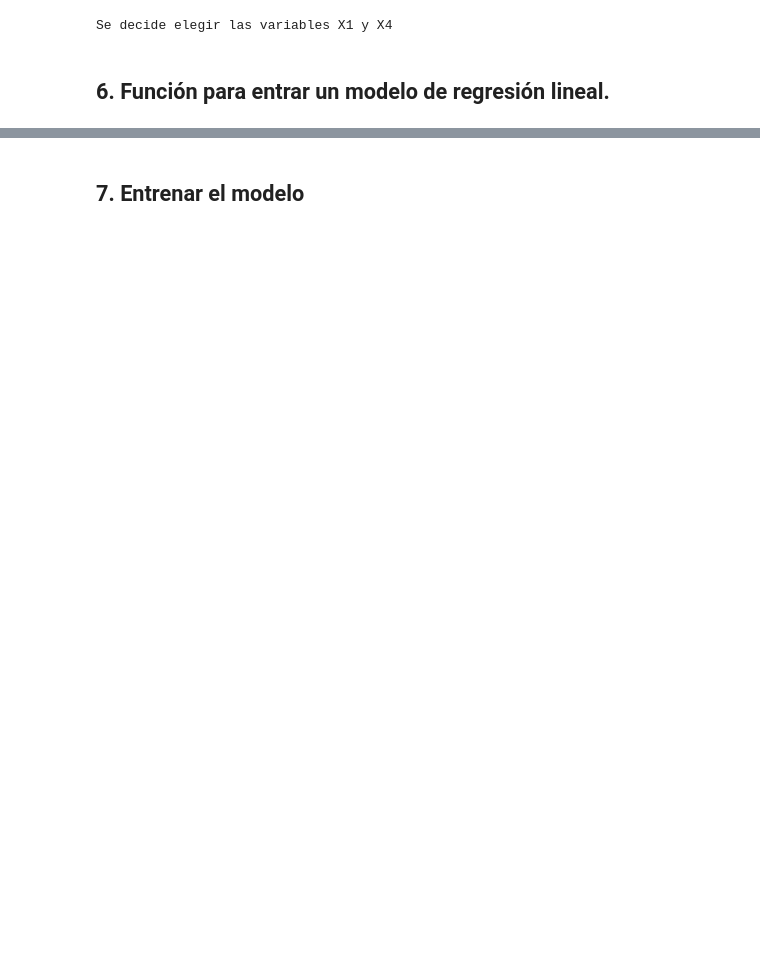
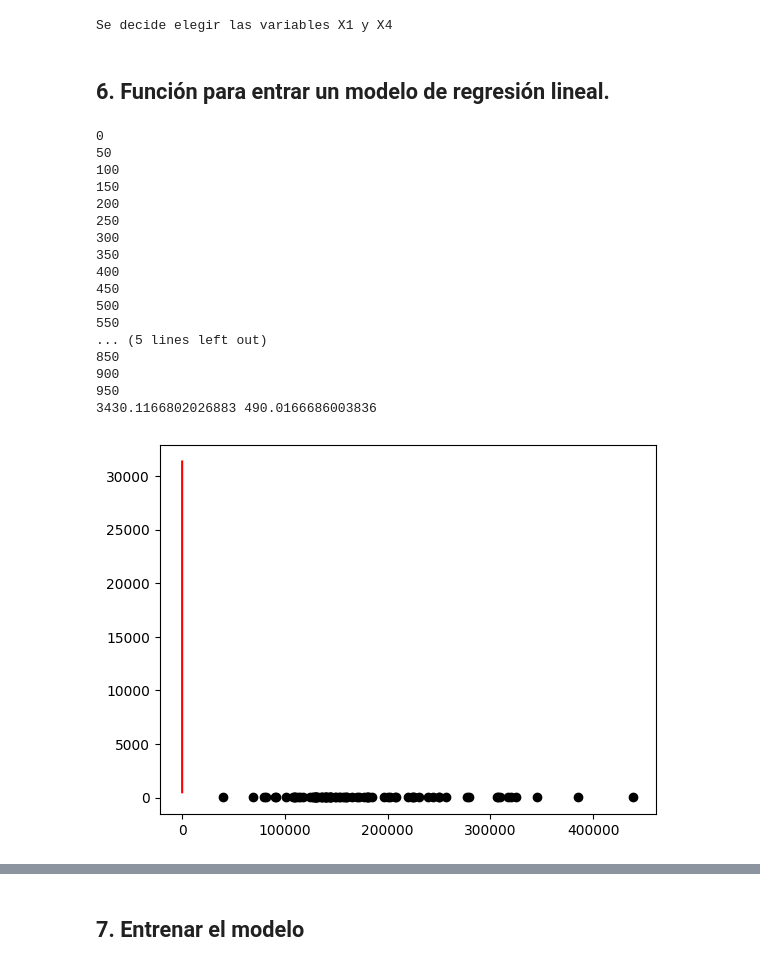
Before and after one commit to borisfloresDS/proyecto1, a Jupyter notebook: proyecto1_ds.ipynb, the cells around one changed output, grey strips where cells are left out. Drawn from its saved outputs; the diff is of its cells as text; code cells hidden in the pictures; blank space fills up the shorter version.

```diff
--- a/proyecto1_ds.ipynb
+++ b/proyecto1_ds.ipynb
@@ -112,3 +112,56 @@ Se decide elegir las variables X1 y X4
 y = training['Y']
 x1 = training['X1']
 x4 = training['X4']
+# %%
+def gradient_descent(b1, b0, points, l):
+    beta1_gradiente = 0
+    beta0_gradiente = 0
+
+    n = len(points)
+
+    for i in range(n):
+        x = points.iloc[i].X1
+        y = points.iloc[i].Y
+
+        beta1_gradiente += -(2/n) * x * (y - (b1 * x + b0))
+        beta0_gradiente += -(2/n) * (y - (b1 * x + b0))
+
+        m = b1 - beta1_gradiente * l
+        b = b0 - beta0_gradiente * l
+
+        return m, b
+# %%
+m = 0
+b = 0
+l = 0.0001
+epochs = 1000
+
+for i in range(epochs):
+    if i % 50 == 0:
+        print(i)
+    m, b = gradient_descent(m, b, training,l)
+
+print(m,b)
+
+plt.scatter(y, x1, color = 'black')
+plt.plot(list(range(0,10)), [m * x1 + b for x1 in range(0,10)], color = 'red')
+plt.show()
+# %% [output]
+0
+50
+100
+150
+200
+250
+300
+350
+400
+450
+500
+550
+... (5 lines left out)
+850
+900
+950
+3430.1166802026883 490.0166686003836
+[figure, added]
```
Also changed, not shown: parts of 8 cells of this notebook.
